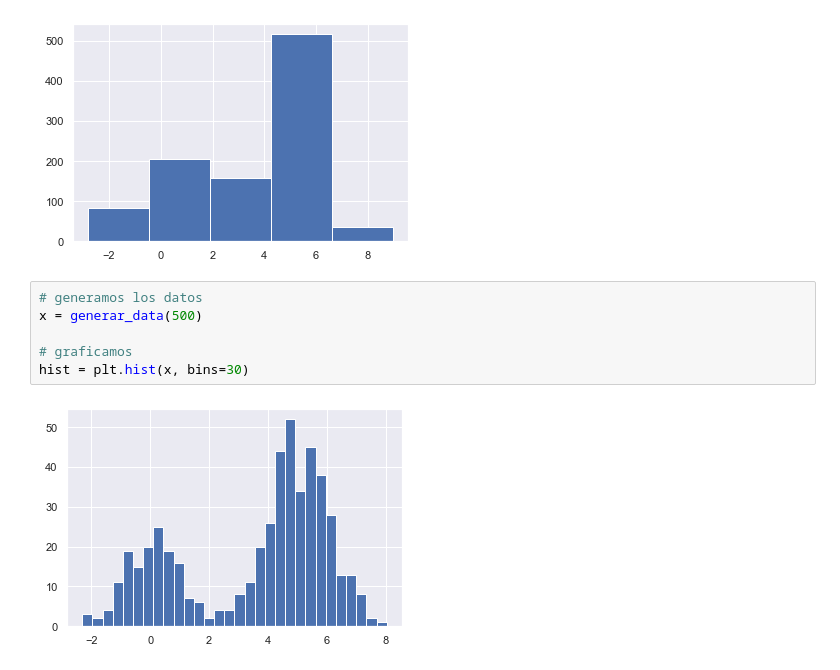
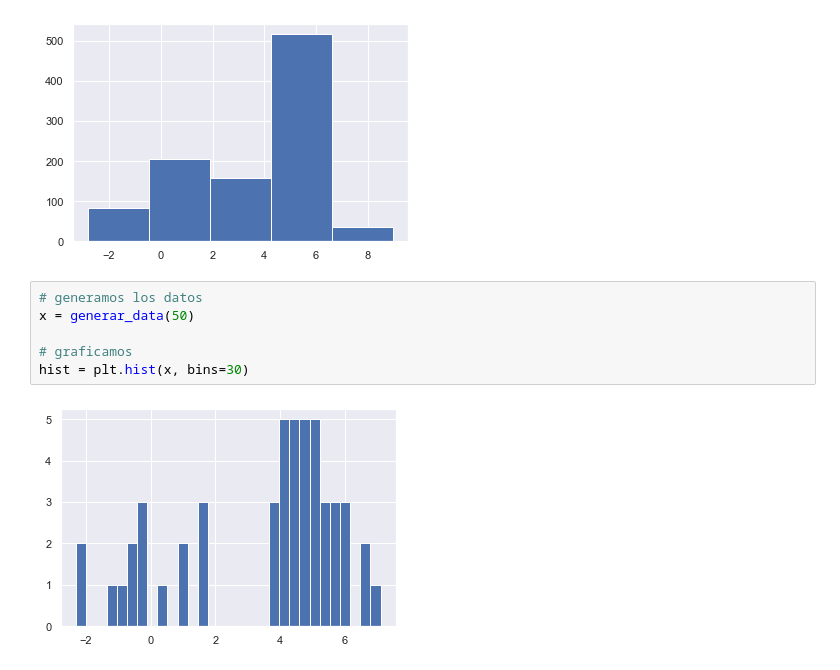
Before and after one commit to jhonnattan123/Machine_Learning_with_Python_Essentials, a Jupyter notebook: semana_4.ipynb, the cells around one changed output. Drawn from its saved outputs; the diff is of its cells as text.

```diff
--- a/semana_4.ipynb
+++ b/semana_4.ipynb
@@ -160,9 +160,9 @@ hist = plt.hist(x, bins=5)
 [figure]
 # %%
 # generamos los datos
-x = generar_data(500)
+x = generar_data(50)
 
 # graficamos
 hist = plt.hist(x, bins=30)
 # %% [output]
-[figure, old version]
+[figure, new version]
```
Also changed, not shown: parts of 5 cells of this notebook.
